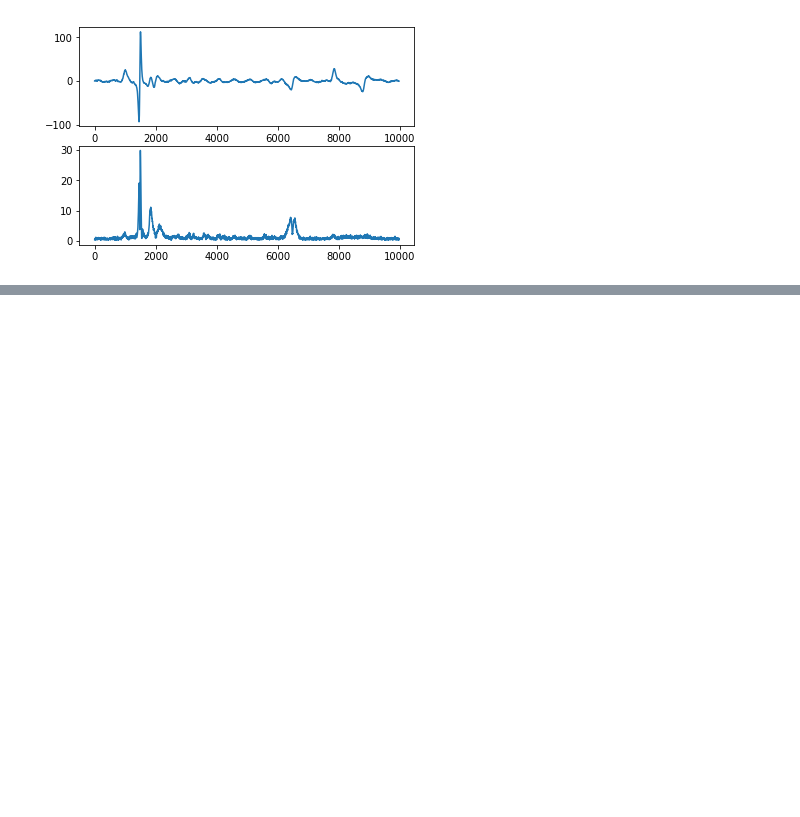
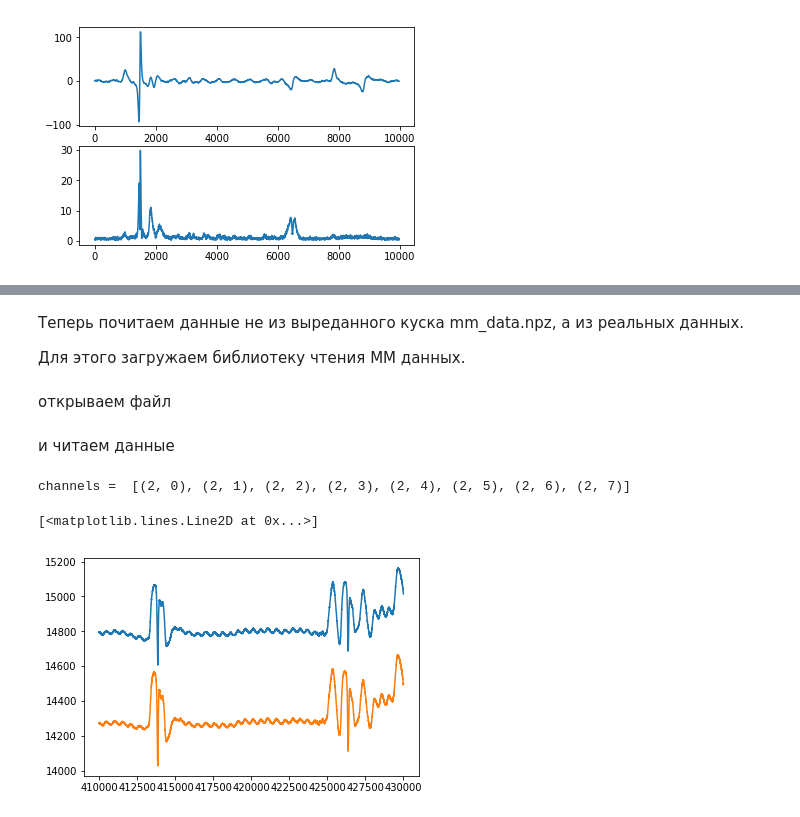
Before and after one commit to Bashakov/multimagentic_processing, a Jupyter notebook: multimagnetic_process.ipynb, the cells around one changed output, grey strips where cells are left out. Drawn from its saved outputs; the diff is of its cells as text; code cells hidden in the pictures; blank space fills up the shorter version.

```diff
--- a/multimagnetic_process.ipynb
+++ b/multimagnetic_process.ipynb
@@ -65,0 +93,4 @@ plt.plot(data_disp_prep)
+# %% [markdown]
+Теперь почитаем данные не из выреданного куска mm_data.npz, а из реальных данных.
+
+Для этого загружаем библиотеку чтения ММ данных.
@@ -65,0 +99,21 @@ plt.plot(data_disp_prep)
+# %% [markdown]
+открываем файл
+# %%
+mm_file = Reader(r'D:\ATapeXP\Main\494\multimagnetic\2018_01_25\Avikon-03M\12216\[494]_2018_01_03_01.mmag')
+# %% [markdown]
+и читаем данные
+# %%
+rail = 2
+channels = [(rail, i) for i in range(0,8)]
+print('channels = ', channels)
+
+req_coord_range = [410000, 430000] # mm
+mm_coords, mm_data_array_2d = mm_file.get_data(channels, req_coord_range)
+mm_data_array_2d = np.array(mm_data_array_2d)
+
+plt.plot(mm_coords, mm_data_array_2d[0])
+plt.plot(mm_coords, mm_data_array_2d[1])
+# %% [output]
+channels =  [(2, 0), (2, 1), (2, 2), (2, 3), (2, 4), (2, 5), (2, 6), (2, 7)]
+[<matplotlib.lines.Line2D at 0x...>]
+[figure, added]
```
Also changed, not shown: parts of 13 cells of this notebook, 4 other files.
